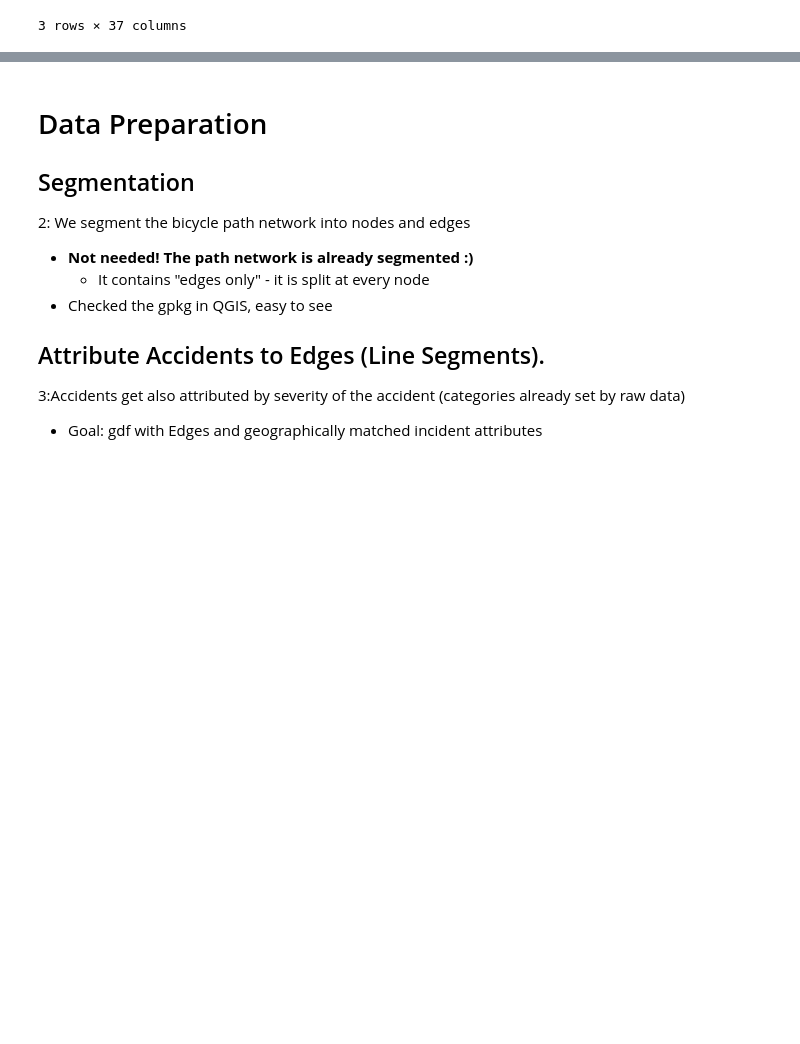
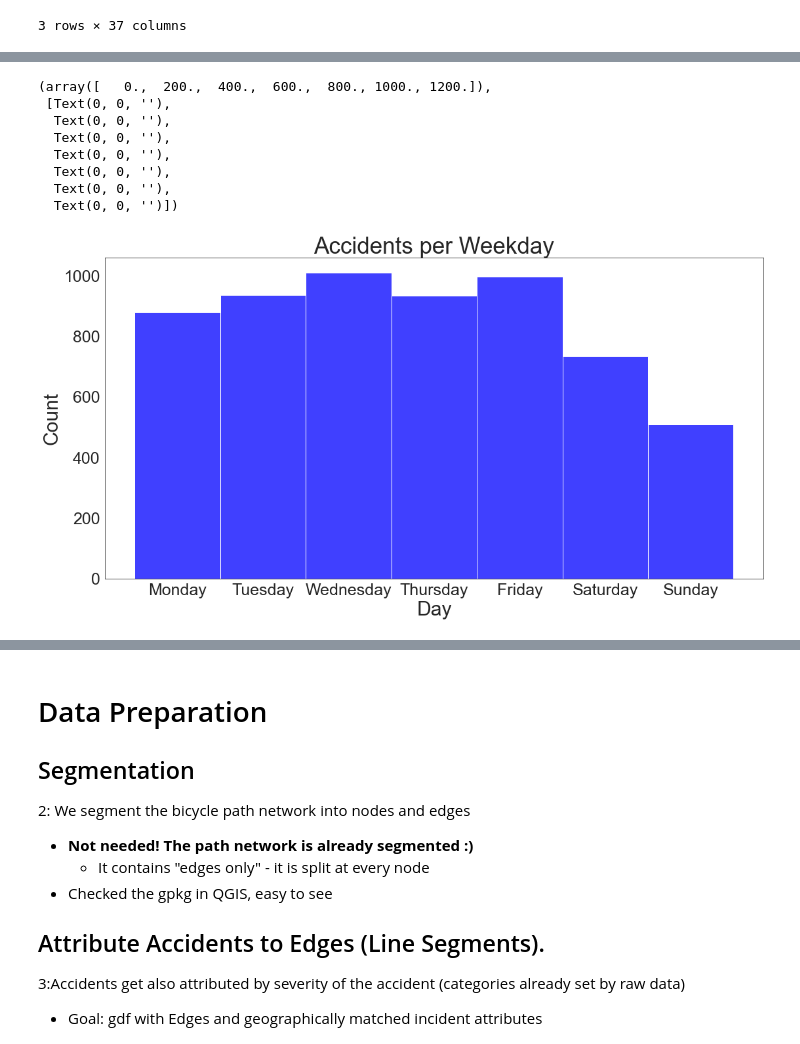
Before and after one commit to thereallinusrg/Velo-Zueri-Unfaelle, a Jupyter notebook: all-in-one.ipynb, the cells around one changed output, grey strips where cells are left out. Cells and saved outputs as stored; diff of their text form; code cells hidden in the pictures; blank space fills up the shorter version.

```diff
--- a/all-in-one.ipynb
+++ b/all-in-one.ipynb
@@ -72,0 +96,22 @@ VeloUnfaelle.head(3)
+# %%
+#sort everything by accidentweekday for better plotting
+unf = unf.sort_values(by = ['AccidentWeekDay'])
+
+fig = plt.figure(figsize=(18,9))
+sns.set_style("white")
+sns.histplot(unf.AccidentWeekDay_en,  color = 'blue')
+plt.title('Accidents per Weekday',fontsize=35)
+plt.xlabel('Day',fontsize=30)
+plt.ylabel('Count',fontsize=30)
+plt.xticks(fontsize=25)
+plt.yticks(fontsize=25)
+# %% [output]
+(array([   0.,  200.,  400.,  600.,  800., 1000., 1200.]),
+ [Text(0, 0, ''),
+  Text(0, 0, ''),
+  Text(0, 0, ''),
+  Text(0, 0, ''),
+  Text(0, 0, ''),
+  Text(0, 0, ''),
+  Text(0, 0, '')])
+[figure, added]
```
Also changed, not shown: parts of 5 cells of this notebook.
